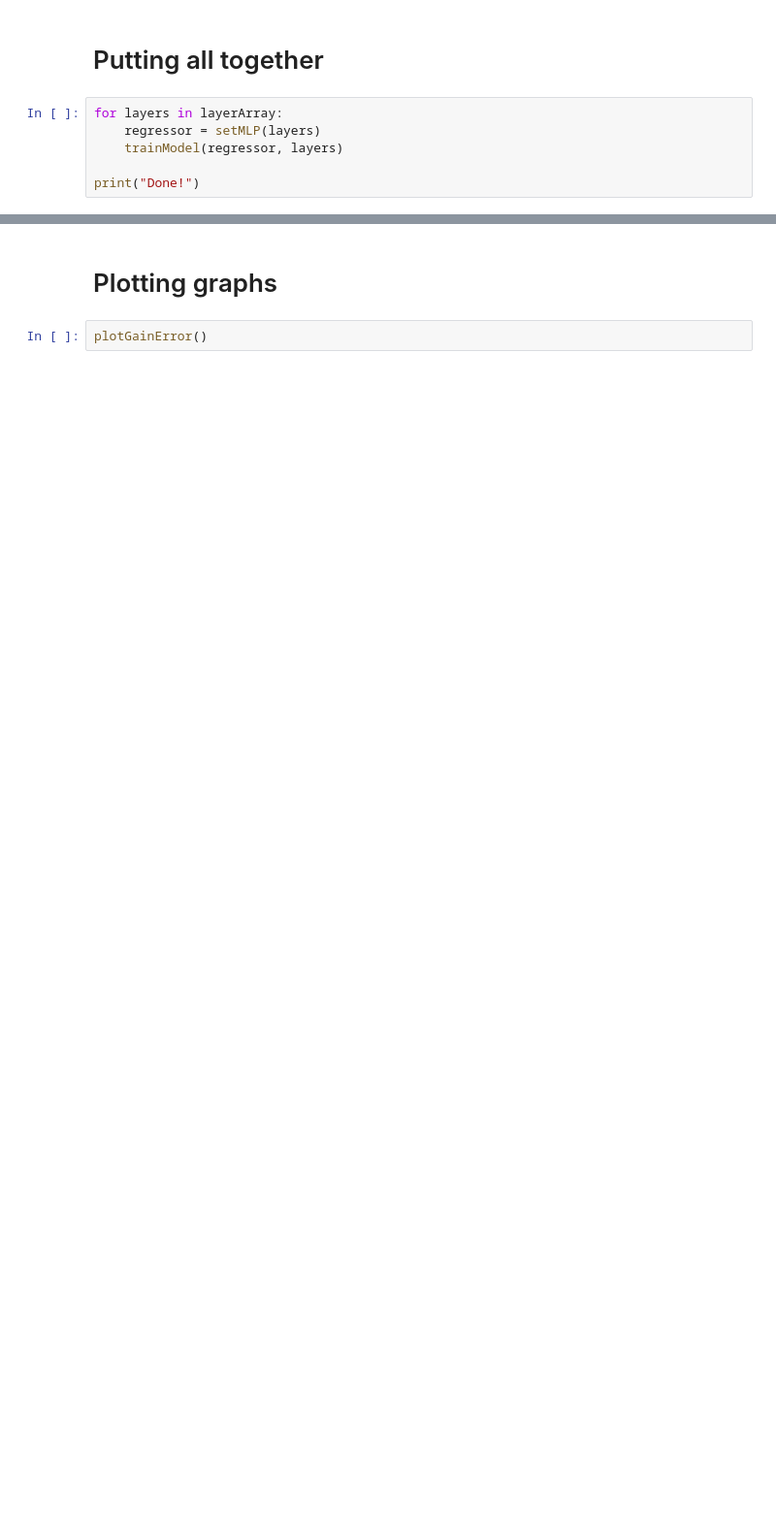
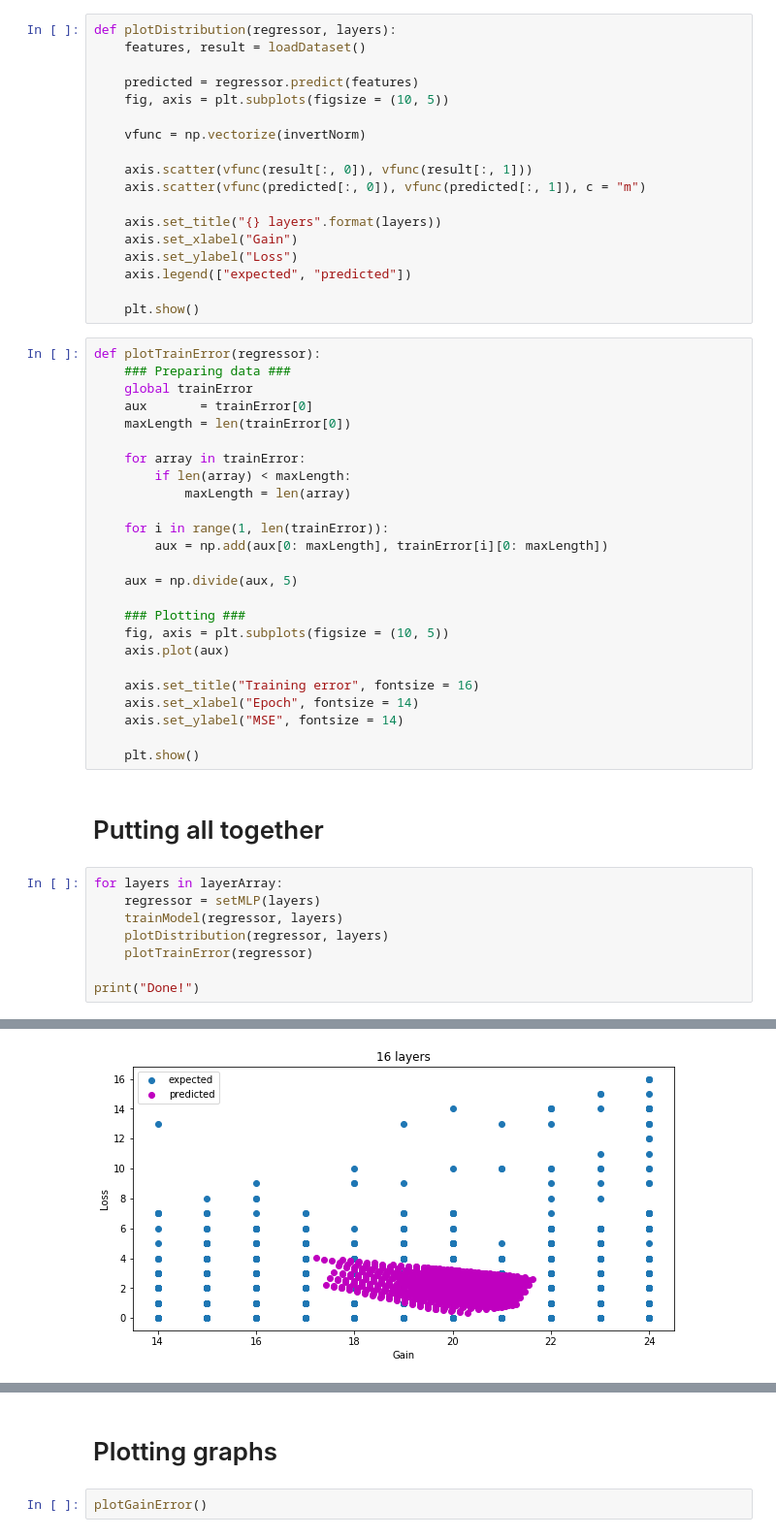
Before and after one commit to Leandro97/ACOPResults, a Jupyter notebook: ANNAnalysis.ipynb, the cells around one changed output, grey strips where cells are left out. Shown at 97% size. Saved outputs shown, nothing was run; the diff lists cells and outputs as text; blank space fills up the shorter version.

```diff
--- a/ANNAnalysis.ipynb
+++ b/ANNAnalysis.ipynb
@@ -195,12 +124,57 @@ def plotLossError():
     #axis.legend(strategyArray)
 
     plt.show()
+# %%
+def plotDistribution(regressor, layers):
+    features, result = loadDataset()
+
+    predicted = regressor.predict(features)
+    fig, axis = plt.subplots(figsize = (10, 5))
+
+    vfunc = np.vectorize(invertNorm)
+
+    axis.scatter(vfunc(result[:, 0]), vfunc(result[:, 1]))
+    axis.scatter(vfunc(predicted[:, 0]), vfunc(predicted[:, 1]), c = "m")
+
+    axis.set_title("{} layers".format(layers))
+    axis.set_xlabel("Gain")
+    axis.set_ylabel("Loss")
+    axis.legend(["expected", "predicted"])
+
+    plt.show()
+# %%
+def plotTrainError(regressor):
+    ### Preparing data ###
+    global trainError
+    aux       = trainError[0]
+    maxLength = len(trainError[0])
+
+    for array in trainError:
+        if len(array) < maxLength:
+            maxLength = len(array)
+
+    for i in range(1, len(trainError)):
+        aux = np.add(aux[0: maxLength], trainError[i][0: maxLength])
+
+    aux = np.divide(aux, 5)
+
+    ### Plotting ###
+    fig, axis = plt.subplots(figsize = (10, 5))
+    axis.plot(aux)
+
+    axis.set_title("Training error", fontsize = 16)
+    axis.set_xlabel("Epoch", fontsize = 14)
+    axis.set_ylabel("MSE", fontsize = 14)
+
+    plt.show()
 # %% [markdown]
 # Putting all together
 # %%
 for layers in layerArray:
     regressor = setMLP(layers)
     trainModel(regressor, layers)
+    plotDistribution(regressor, layers)
+    plotTrainError(regressor)
 
 print("Done!")
 # %% [output]
@@ -222,0 +183 @@ Done!
+[figure, added]
```
Also changed, not shown: parts of 9 cells of this notebook.
